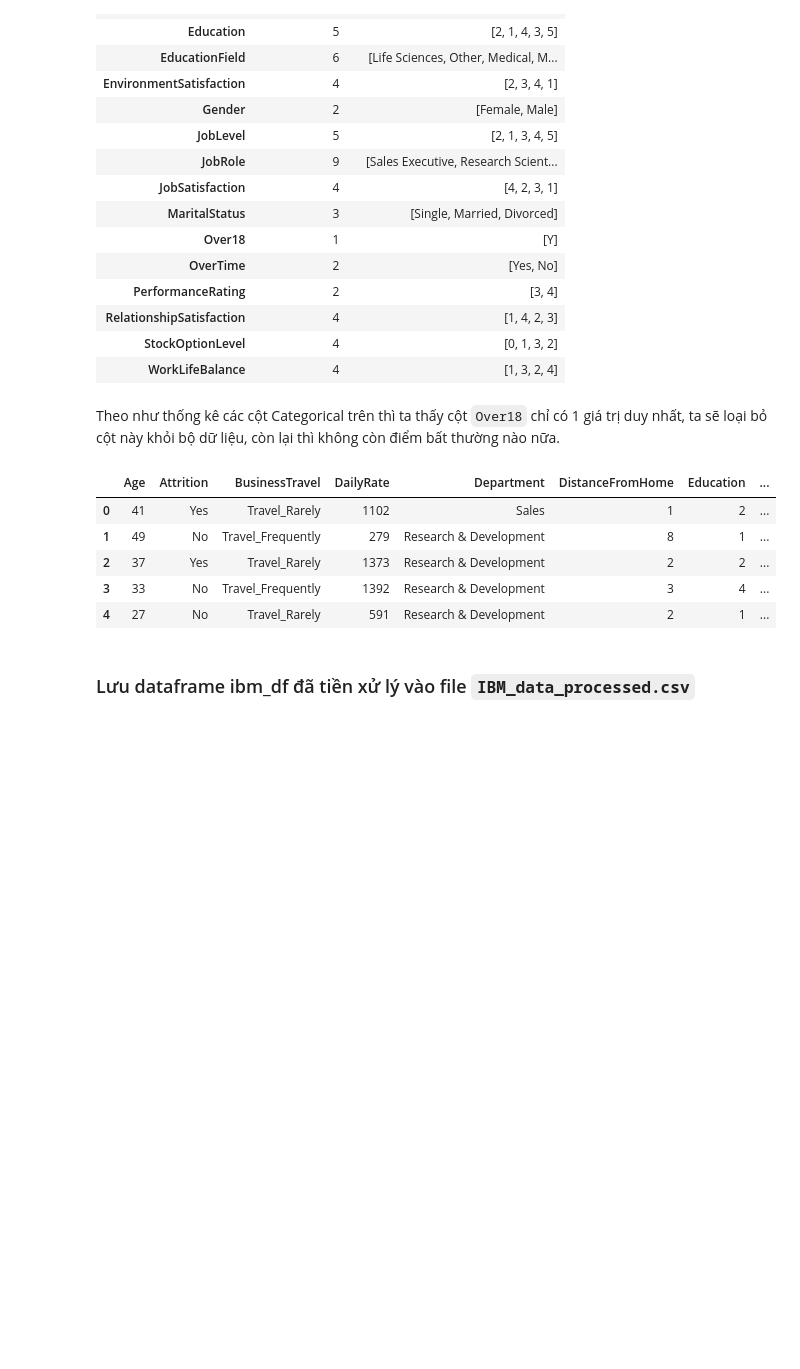
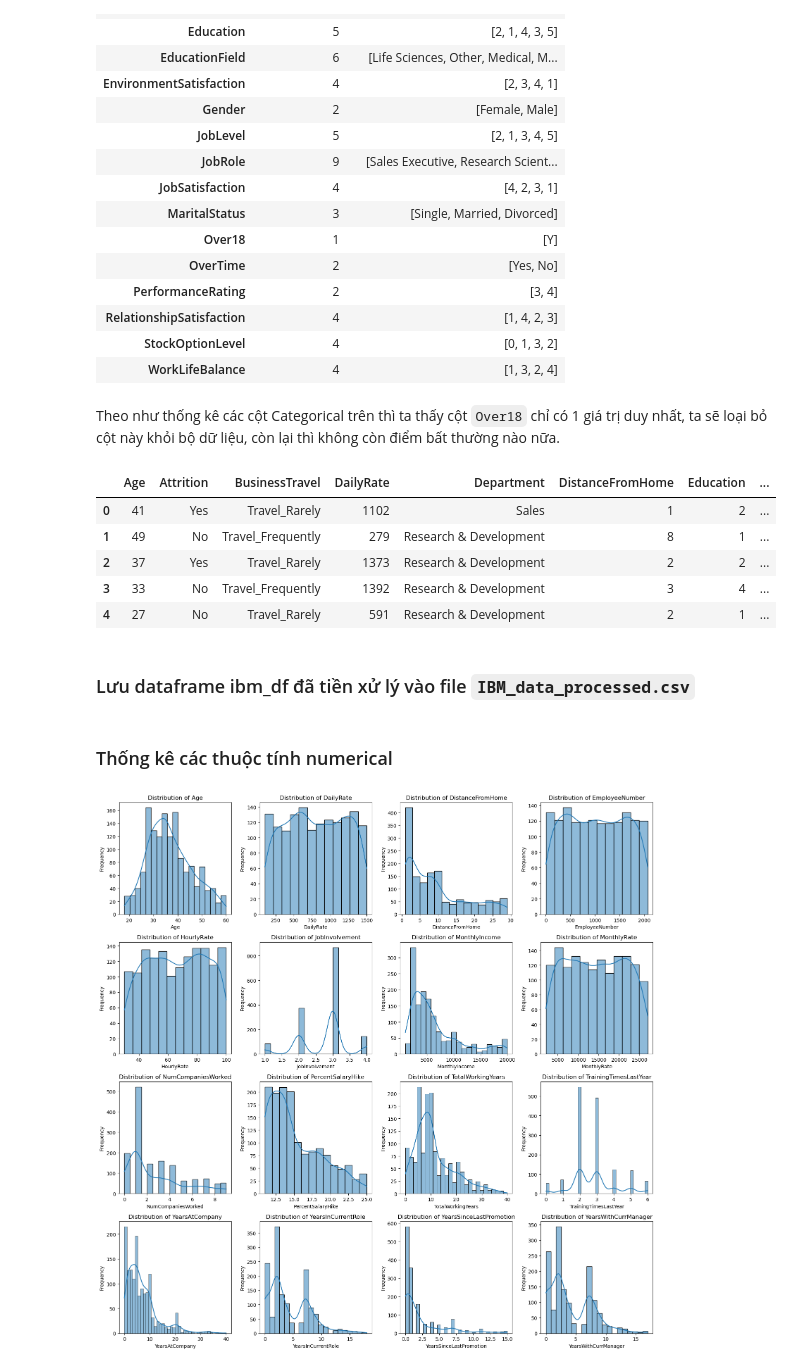
Before and after one commit to hungchou8994/LTKHDL, a Jupyter notebook: Preprocessing.ipynb, the cells around one changed output. Cells and saved outputs as stored; diff of their text form; code cells hidden in the pictures; blank space fills up the shorter version.

```diff
--- a/Preprocessing.ipynb
+++ b/Preprocessing.ipynb
@@ -307,0 +308,3 @@ Theo như thống kê các cột numerical như trên, ta thấy không có đi
+# %%
+ibm_df = ibm_df.drop(['EmployeeCount', 'StandardHours'], axis=1)
+ibm_df.head(5)
@@ -405,3 +415,21 @@ ibm_df.head(5)
 ### Lưu dataframe ibm_df đã tiền xử lý vào file `IBM_data_processed.csv`
 # %%
 ibm_df.to_csv("IBM_data_processed.csv", sep=',', encoding='utf-8', index=False)
+# %% [markdown]
+### Thống kê các thuộc tính numerical
+# %%
+numerical_cols = ibm_df.select_dtypes(include=['int64']).columns.tolist()
+
+fig, axes = plt.subplots(4, 4, figsize=(16, 16))
+axes = axes.flatten()
+
+for i, col in enumerate(numerical_cols):
+    sns.histplot(ibm_df[col], ax=axes[i], kde=True, edgecolor="black")
+    axes[i].set_title(f'Distribution of {col}')
+    axes[i].set_xlabel(col)
+    axes[i].set_ylabel('Frequency')
+
+plt.tight_layout()
+plt.show()
+# %% [output]
+[figure, added]
```
Also changed, not shown: parts of 3 cells of this notebook, 1 other file.
